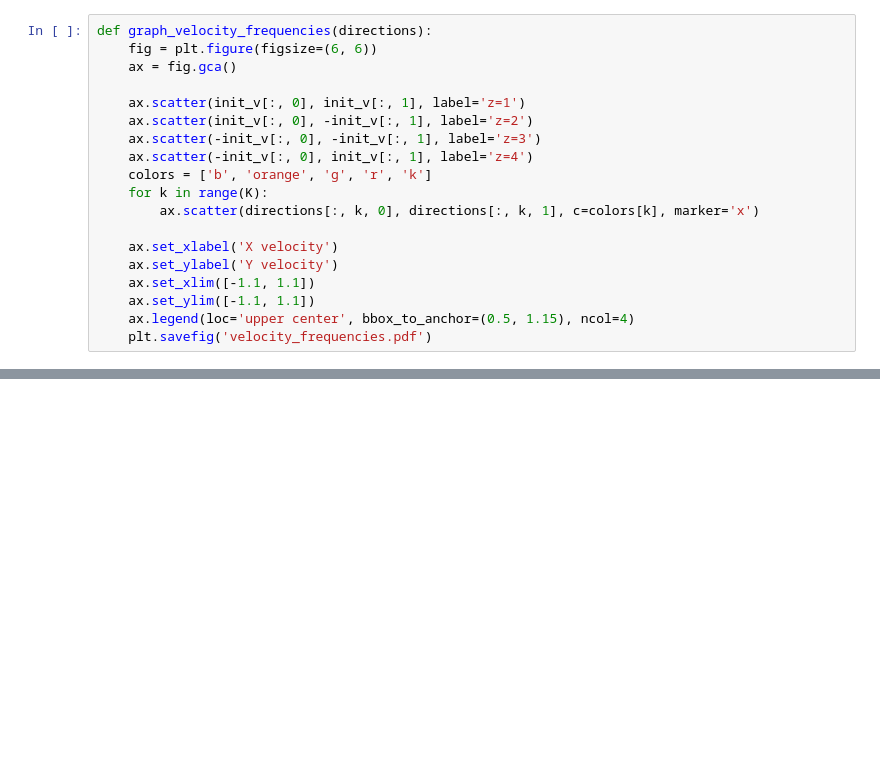
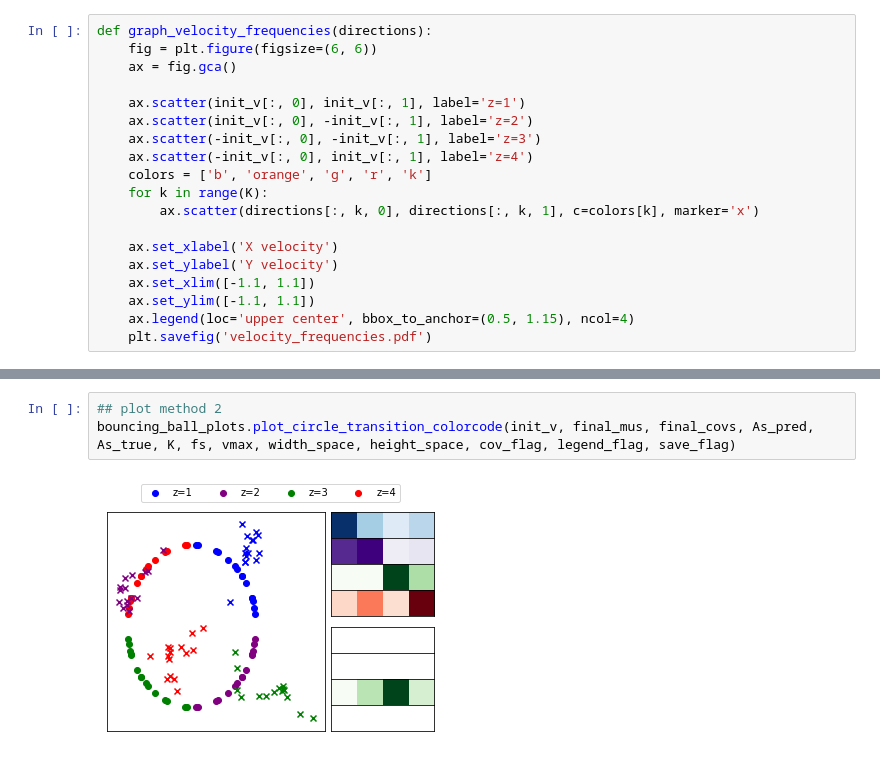
Before and after one commit to probtorch/combinators, a Jupyter notebook: bouncing_ball.ipynb, the cells around one changed output, grey strips where cells are left out. Cells and saved outputs as stored; diff of their text form; blank space fills up the shorter version.

```diff
--- a/bouncing_ball.ipynb
+++ b/bouncing_ball.ipynb
@@ -201,0 +222,5 @@ graph_velocity_frequencies(modal_directions.detach().numpy())
+# %%
+## plot method 2
+bouncing_ball_plots.plot_circle_transition_colorcode(init_v, final_mus, final_covs, As_pred, As_true, K, fs, vmax, width_space, height_space, cov_flag, legend_flag, save_flag)
+# %% [output]
+[figure, added]
```
Also changed, not shown: parts of 5 cells of this notebook.
